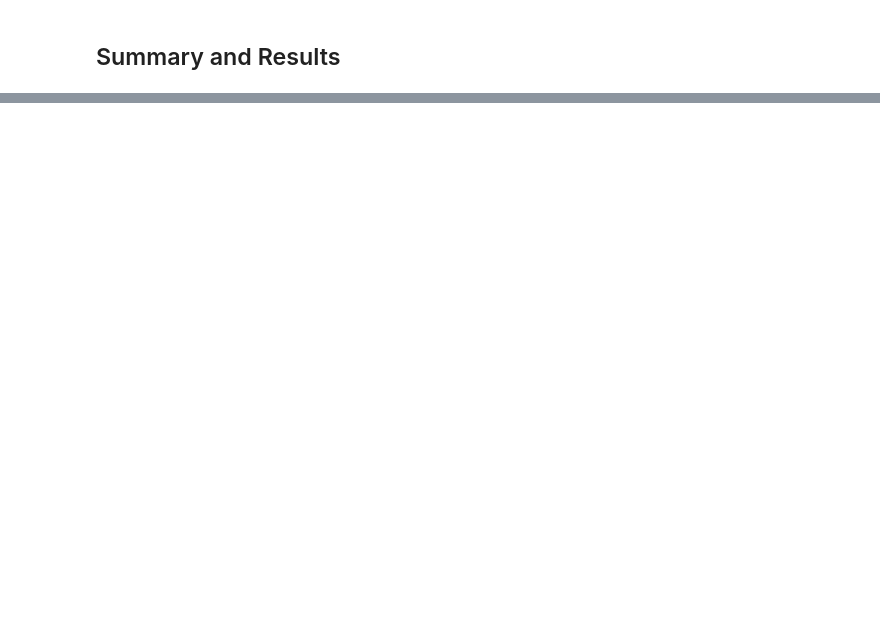
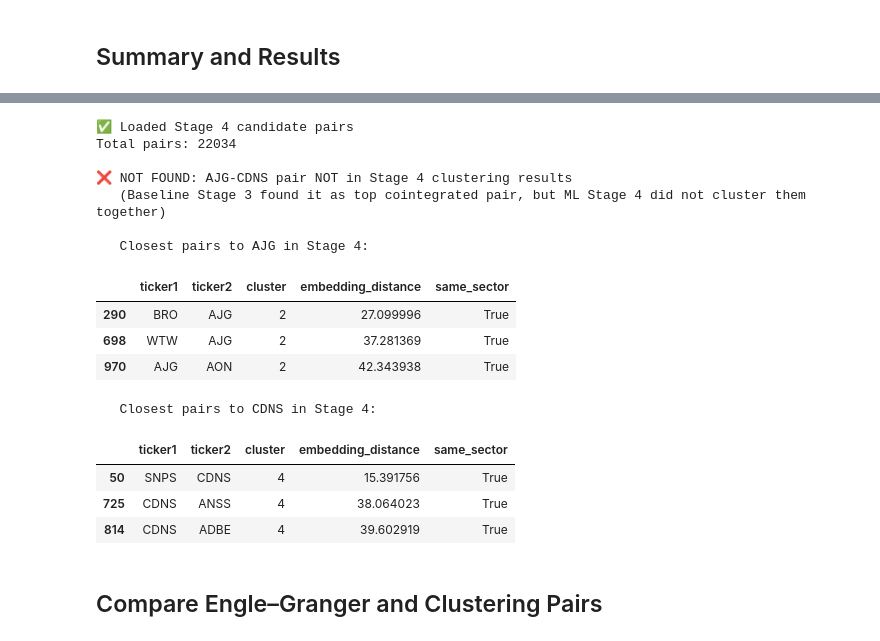
Before and after one commit to Priyankaa2503/Machine-Learning-Based-Pairs-Trading, a Jupyter notebook: stage4_ml_discovery.ipynb, the cells around one changed output, grey strips where cells are left out. Drawn from its saved outputs; the diff is of its cells as text; code cells hidden in the pictures; blank space fills up the shorter version.

Commit message:
Stage 5

```diff
--- a/stage4_ml_discovery.ipynb
+++ b/stage4_ml_discovery.ipynb
@@ -723,0 +768,62 @@ Results:
+# %%
+import pandas as pd
+import numpy as np
+import matplotlib.pyplot as plt
+
+# Load Stage 4 candidate pairs
+try:
+    cluster_pairs_df = pd.read_csv('./dataset/cluster_candidate_pairs.csv')
+    print("✅ Loaded Stage 4 candidate pairs")
+    print(f"Total pairs: {len(cluster_pairs_df)}")
+except FileNotFoundError:
+    print("❌ File not found. Ensure stage4_ml_discovery.ipynb has been run.")
+    cluster_pairs_df = None
+
+# Check if AJG-CDNS pair exists in Stage 4 results
+if cluster_pairs_df is not None:
+    # Check both orderings (AJG-CDNS and CDNS-AJG)
+    ajg_cdns = cluster_pairs_df[
+        ((cluster_pairs_df['ticker1'] == 'AJG') & (cluster_pairs_df['ticker2'] == 'CDNS')) |
+        ((cluster_pairs_df['ticker1'] == 'CDNS') & (cluster_pairs_df['ticker2'] == 'AJG'))
+    ]
+
+    if len(ajg_cdns) > 0:
+        print("\n✅ FOUND: AJG-CDNS pair in Stage 4 clustering results!")
+        print(ajg_cdns.to_string())
+        pair_found_in_stage4 = True
+    else:
+        print("\n❌ NOT FOUND: AJG-CDNS pair NOT in Stage 4 clustering results")
+        print("   (Baseline Stage 3 found it as top cointegrated pair, but ML Stage 4 did not cluster them together)")
+        pair_found_in_stage4 = False
+
+        # Show closest pairs to AJG and CDNS in clustering
+        print("\n   Closest pairs to AJG in Stage 4:")
+        ajg_pairs = cluster_pairs_df[
+            (cluster_pairs_df['ticker1'] == 'AJG') | (cluster_pairs_df['ticker2'] == 'AJG')
+        ].nsmallest(3, 'embedding_distance')
+        display(ajg_pairs[['ticker1', 'ticker2', 'cluster', 'embedding_distance', 'same_sector']])
+
+        print("\n   Closest pairs to CDNS in Stage 4:")
+        cdns_pairs = cluster_pairs_df[
+            (cluster_pairs_df['ticker1'] == 'CDNS') | (cluster_pairs_df['ticker2'] == 'CDNS')
+        ].nsmallest(3, 'embedding_distance')
+        display(cdns_pairs[['ticker1', 'ticker2', 'cluster', 'embedding_distance', 'same_sector']])
+# %% [output]
+✅ Loaded Stage 4 candidate pairs
+Total pairs: 22034
+
+❌ NOT FOUND: AJG-CDNS pair NOT in Stage 4 clustering results
+   (Baseline Stage 3 found it as top cointegrated pair, but ML Stage 4 did not cluster them together)
+
+   Closest pairs to AJG in Stage 4:
+|  | ticker1 | ticker2 | cluster | embedding_distance | same_sector |
+| 290 | BRO | AJG | 2 | 27.099996 | True |
+| 698 | WTW | AJG | 2 | 37.281369 | True |
+| 970 | AJG | AON | 2 | 42.343938 | True |
+   Closest pairs to CDNS in Stage 4:
+|  | ticker1 | ticker2 | cluster | embedding_distance | same_sector |
+| 50 | SNPS | CDNS | 4 | 15.391756 | True |
+| 725 | CDNS | ANSS | 4 | 38.064023 | True |
+| 814 | CDNS | ADBE | 4 | 39.602919 | True |
+# %% [markdown]
+## Compare Engle–Granger and Clustering Pairs
```
Also changed, not shown: parts of 11 cells of this notebook, 2 other files.
